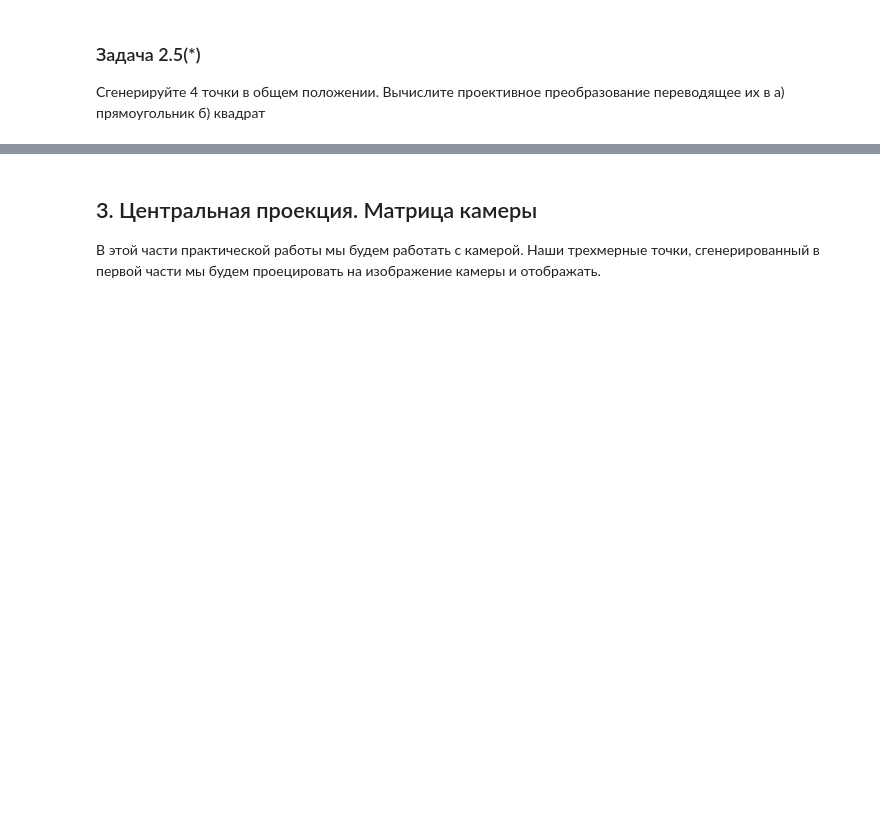
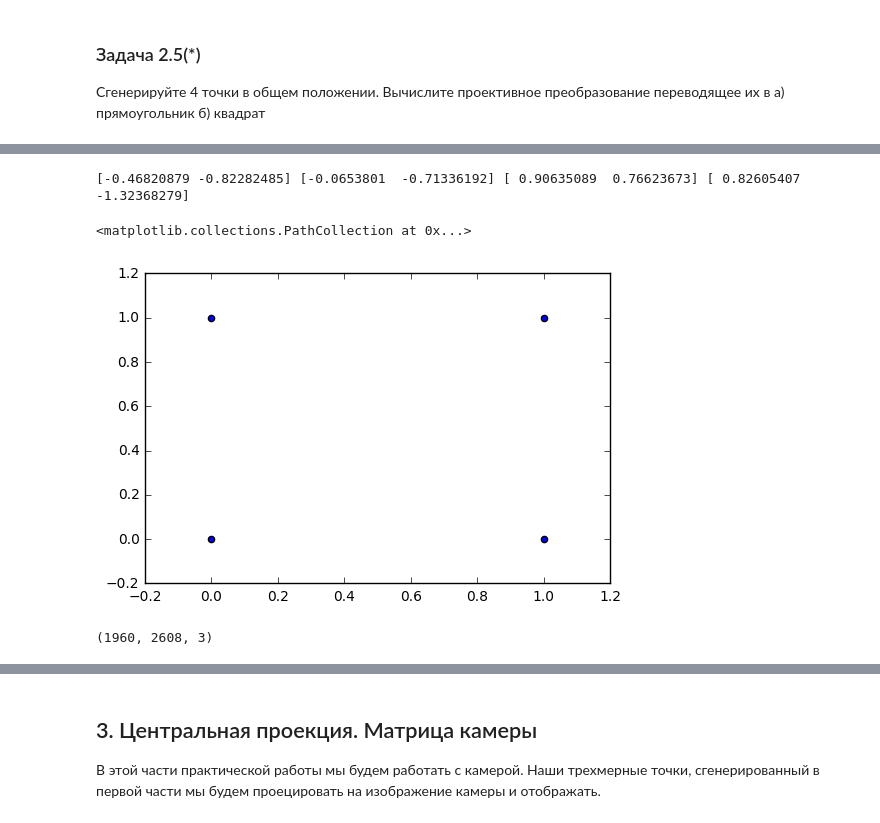
Before and after one commit to grapefroot/camgeom, a Jupyter notebook: notebooks/geometry_and_monocular.ipynb, the cells around one changed output, grey strips where cells are left out. Drawn from its saved outputs; the diff is of its cells as text; code cells hidden in the pictures; blank space fills up the shorter version.

```diff
--- a/notebooks/geometry_and_monocular.ipynb
+++ b/notebooks/geometry_and_monocular.ipynb
@@ -263,0 +267,9 @@ plot_4points()
+# %%
+x = points[0]
+y = points[1]
+z = points[2]
+v = points[3]
+# %%
+print x, y, z, v
+# %% [output]
+[-0.46820879 -0.82282485] [-0.0653801  -0.71336192] [ 0.90635089  0.76623673] [ 0.82605407 -1.32368279]
@@ -265,0 +283,18 @@ plot_4points()
+# %%
+dst = np.array([x, y, z, v])
+
+src = np.array([(0, 0), (0, 1), (1, 0), (1,1)])
+# %%
+from skimage import transform as tf
+
+square = tf.ProjectiveTransform()
+
+square.estimate(src, dst)
+
+warped = tf.warp(dst, square)
+
+yy = square.inverse(dst)
+plt.scatter(yy[:, 0], yy[:, 1])
+# %% [output]
+<matplotlib.collections.PathCollection at 0x...>
+[figure, added]
@@ -265,0 +307,4 @@ plot_4points()
+# %%
+imag.shape
+# %% [output]
+(1960, 2608, 3)
```
Also changed, not shown: parts of 26 cells of this notebook.
